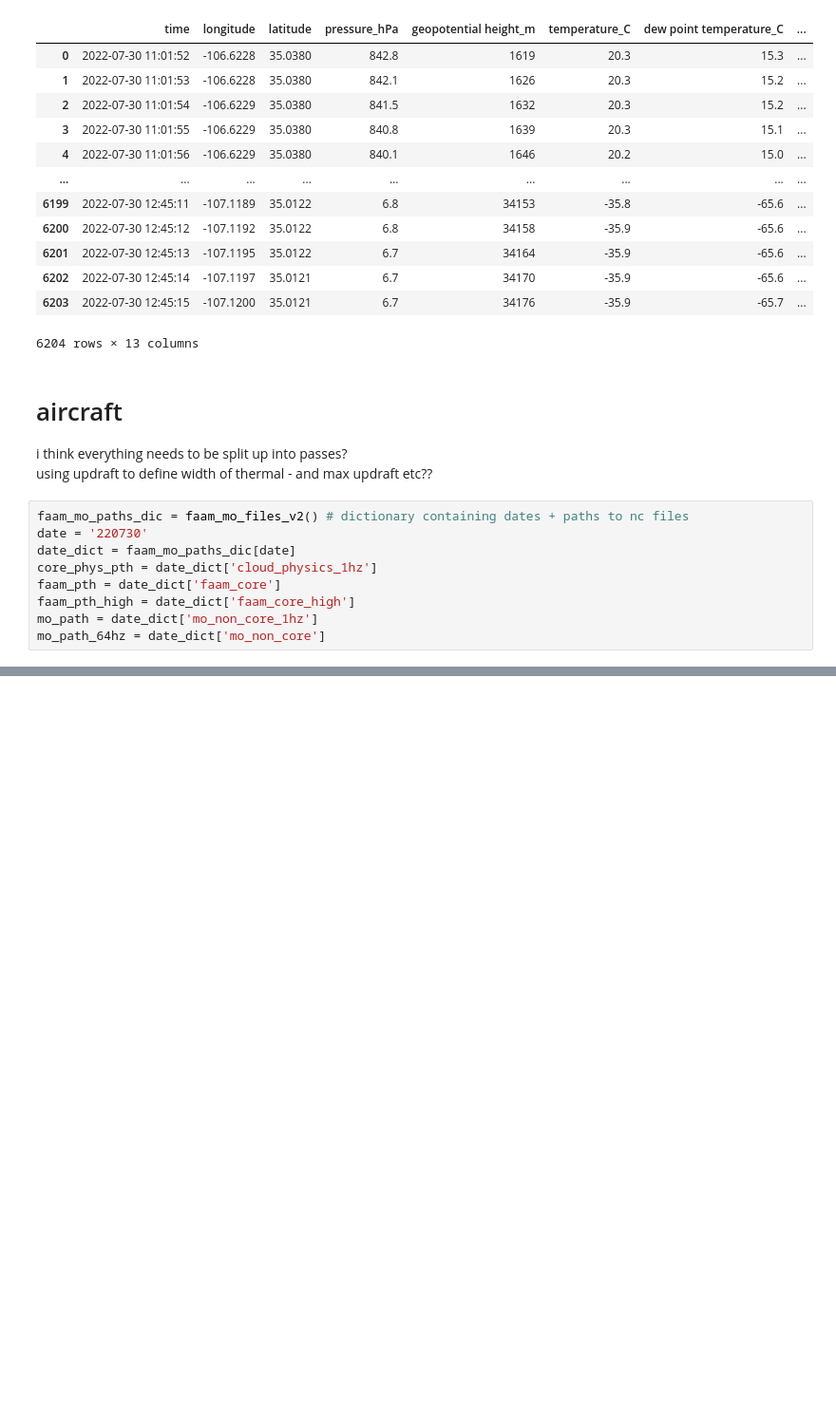
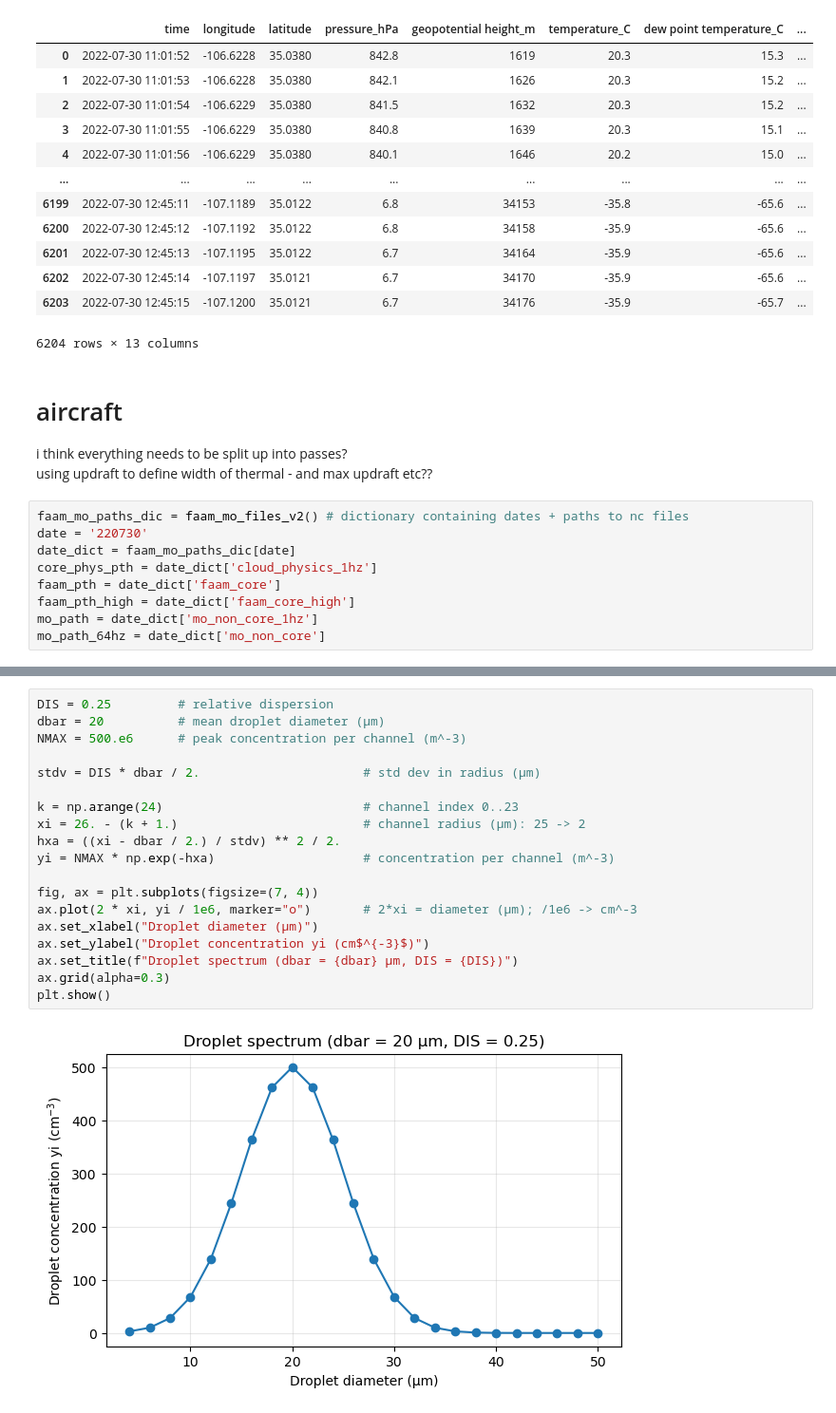
Before and after one commit to ezriri/simple-graupel-model, a Jupyter notebook: DCMEX_tuning.ipynb, the cells around one changed output, grey strips where cells are left out. Shown at 95% size. Drawn from its saved outputs; the diff is of its cells as text; blank space fills up the shorter version.

```diff
--- a/DCMEX_tuning.ipynb
+++ b/DCMEX_tuning.ipynb
@@ -304,0 +1736,21 @@ Object `??` not found.
+# %%
+DIS = 0.25         # relative dispersion
+dbar = 20          # mean droplet diameter (µm)
+NMAX = 500.e6      # peak concentration per channel (m^-3)
+
+stdv = DIS * dbar / 2.                      # std dev in radius (µm)
+
+k = np.arange(24)                           # channel index 0..23
+xi = 26. - (k + 1.)                         # channel radius (µm): 25 -> 2
+hxa = ((xi - dbar / 2.) / stdv) ** 2 / 2.
+yi = NMAX * np.exp(-hxa)                    # concentration per channel (m^-3)
+
+fig, ax = plt.subplots(figsize=(7, 4))
+ax.plot(2 * xi, yi / 1e6, marker="o")       # 2*xi = diameter (µm); /1e6 -> cm^-3
+ax.set_xlabel("Droplet diameter (µm)")
+ax.set_ylabel("Droplet concentration yi (cm$^{-3}$)")
+ax.set_title(f"Droplet spectrum (dbar = {dbar} µm, DIS = {DIS})")
+ax.grid(alpha=0.3)
+plt.show()
+# %% [output]
+[figure, added]
```
Also changed, not shown: parts of 43 cells of this notebook, 14 other files.
